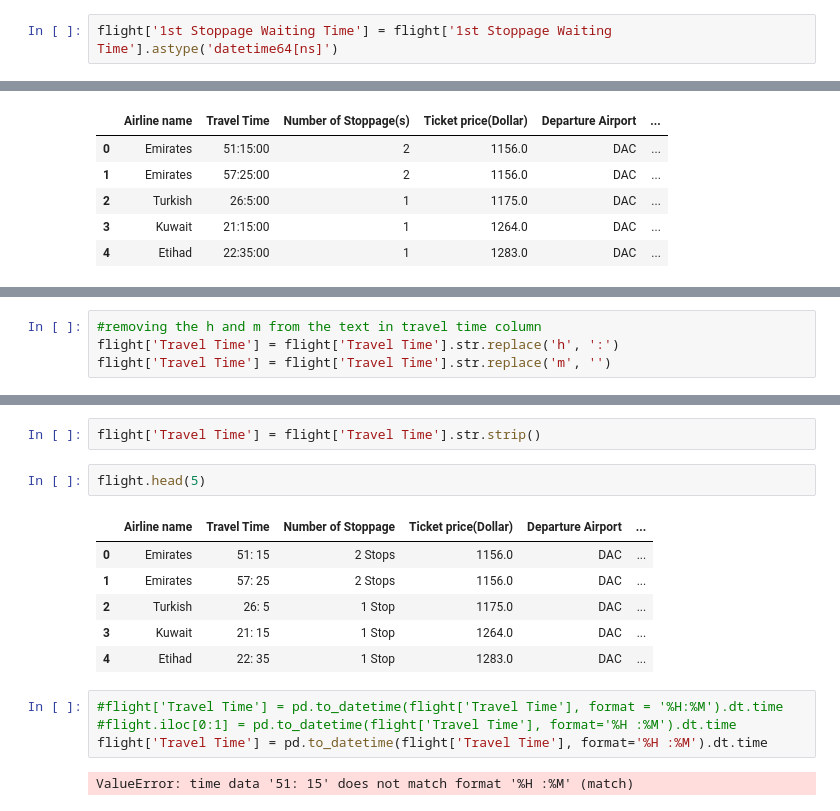
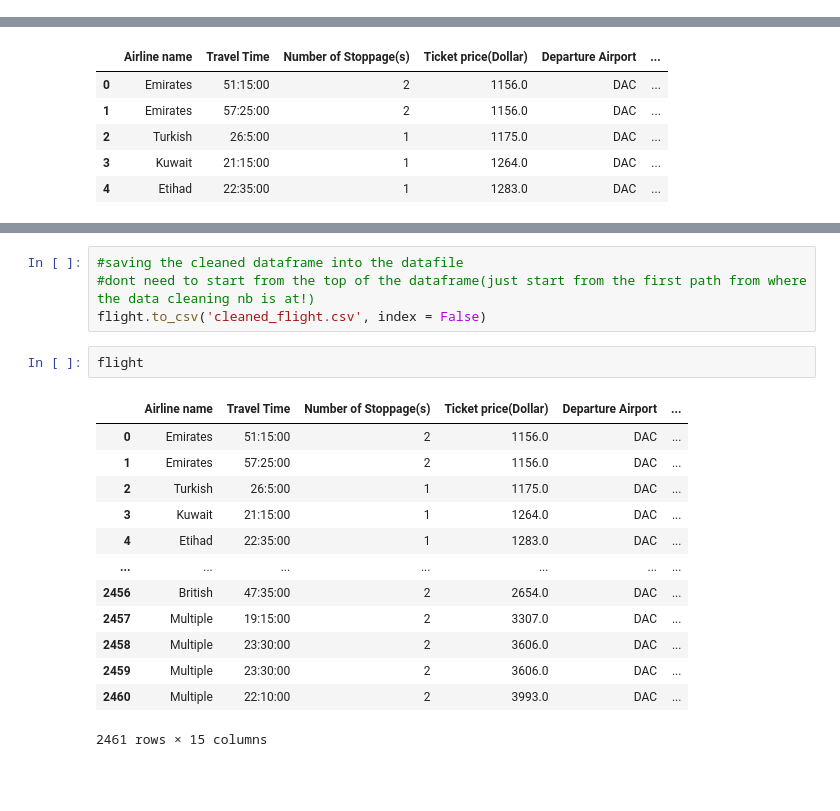
Before and after one commit to natalieheng/Project-2-Airline-Flight-Fares, a Jupyter notebook: Data Cleaning for Project 2.ipynb, the cells around one changed output, grey strips where cells are left out. Drawn from its saved outputs; the diff is of its cells as text; blank space fills up the shorter version.

Commit message:
Completed data cleaning

```diff
--- a/Data Cleaning for Project 2.ipynb
+++ b/Data Cleaning for Project 2.ipynb
@@ -345,5 +332,3 @@ Destination Airport                  string
 Arrival Time                         object
 Arrival Date                 datetime64[ns]
 dtype: object
-# %%
-flight['1st Stoppage Waiting Time'] = flight['1st Stoppage Waiting Time'].astype('datetime64[ns]')
@@ -363,4 +343,0 @@ flight.head(5)
-# %%
-#removing the h and m from the text in travel time column
-flight['Travel Time'] = flight['Travel Time'].str.replace('h', ':')
-flight['Travel Time'] = flight['Travel Time'].str.replace('m', '')
@@ -381,17 +344,20 @@ flight.head(10)
-# %%
-flight['Travel Time'] = flight['Travel Time'].str.strip()
-# %%
-flight.head(5)
-# %% [output]
-|  | Airline name | Travel Time | Number of Stoppage | Ticket price(Dollar) | Departure Airport | ... |
-| 0 | Emirates | 51: 15 | 2 Stops | 1156.0 | DAC | ... |
-| 1 | Emirates | 57: 25 | 2 Stops | 1156.0 | DAC | ... |
-| 2 | Turkish | 26: 5 | 1 Stop | 1175.0 | DAC | ... |
-| 3 | Kuwait | 21: 15 | 1 Stop | 1264.0 | DAC | ... |
-| 4 | Etihad | 22: 35 | 1 Stop | 1283.0 | DAC | ... |
-# %%
-#flight['Travel Time'] = pd.to_datetime(flight['Travel Time'], format = '%H:%M').dt.time
-#flight.iloc[0:1] = pd.to_datetime(flight['Travel Time'], format='%H :%M').dt.time
-flight['Travel Time'] = pd.to_datetime(flight['Travel Time'], format='%H :%M').dt.time
-# %% [output]
-ValueError: time data '51: 15' does not match format '%H :%M' (match)
+# %%
+#saving the cleaned dataframe into the datafile
+#dont need to start from the top of the dataframe(just start from the first path from where the data cleaning nb is at!)
+flight.to_csv('cleaned_flight.csv', index = False)
+# %%
+flight
+# %% [output]
+|  | Airline name | Travel Time | Number of Stoppage(s) | Ticket price(Dollar) | Departure Airport | ... |
+| 0 | Emirates | 51:15:00 | 2 | 1156.0 | DAC | ... |
+| 1 | Emirates | 57:25:00 | 2 | 1156.0 | DAC | ... |
+| 2 | Turkish | 26:5:00 | 1 | 1175.0 | DAC | ... |
+| 3 | Kuwait | 21:15:00 | 1 | 1264.0 | DAC | ... |
+| 4 | Etihad | 22:35:00 | 1 | 1283.0 | DAC | ... |
+| ... | ... | ... | ... | ... | ... | ... |
+| 2456 | British | 47:35:00 | 2 | 2654.0 | DAC | ... |
+| 2457 | Multiple | 19:15:00 | 2 | 3307.0 | DAC | ... |
+| 2458 | Multiple | 23:30:00 | 2 | 3606.0 | DAC | ... |
+| 2459 | Multiple | 23:30:00 | 2 | 3606.0 | DAC | ... |
+| 2460 | Multiple | 22:10:00 | 2 | 3993.0 | DAC | ... |
+2461 rows × 15 columns
```
Also changed, not shown: parts of 11 cells of this notebook, 2 other files.
